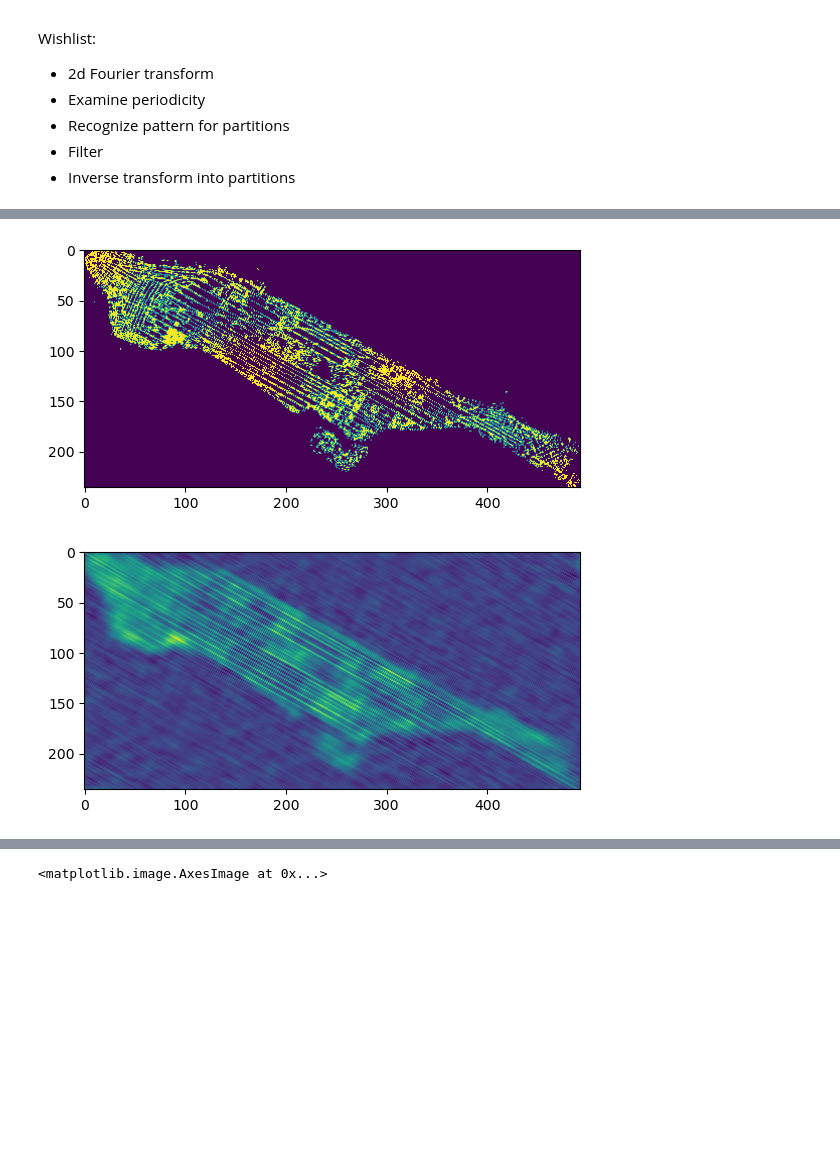
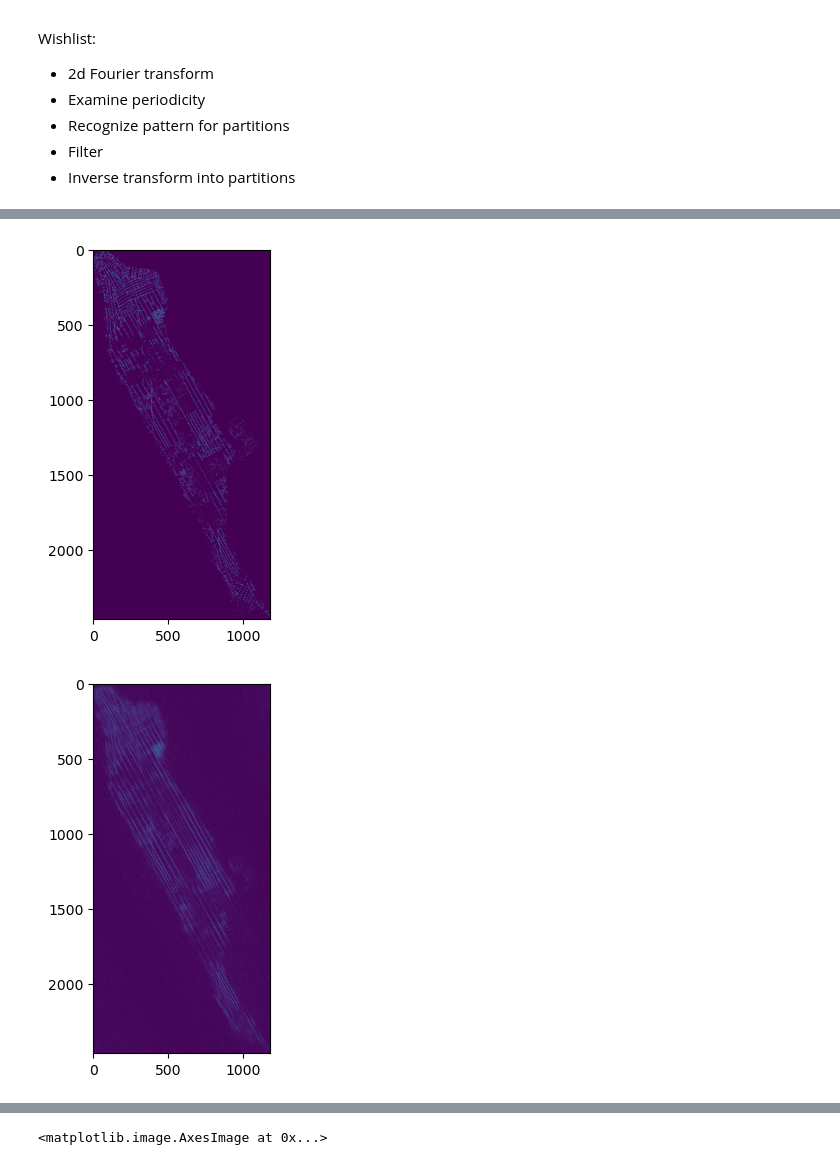
Before and after one commit to NERDSITU/superblockify, a Jupyter notebook: TestingNotebooks/20221025-Find_Grids.ipynb, the cells around one changed output, grey strips where cells are left out. Cells and saved outputs as stored; diff of their text form; code cells hidden in the pictures; blank space fills up the shorter version.

```diff
--- a/TestingNotebooks/20221025-Find_Grids.ipynb
+++ b/TestingNotebooks/20221025-Find_Grids.ipynb
@@ -173,8 +173,8 @@ ox.plot_graph(G)
 # %%
-coordinates = np.reshape([n[1][key] for n in G.nodes.data()
-                          for key in ('y', 'x')], (-1, 2))
-bbox_coord = (coordinates[:, 0].max(), coordinates[:, 0].min(),
-              coordinates[:, 1].max(), coordinates[:, 1].min())
+coordinates = np.reshape([(n[0], n[1]['y'], n[1]['x']) for n in G.nodes.data()],
+                         (-1, 3))
+bbox_coord = (coordinates[:, 1].max(), coordinates[:, 1].min(),
+              coordinates[:, 2].max(), coordinates[:, 2].min())
 delta_lat_long = (ox.distance.great_circle_vec(bbox_coord[0],
                                                sum(bbox_coord[2:]) / 2,
                                                bbox_coord[1],
@@ -184,7 +184,7 @@ delta_lat_long = (ox.distance.great_circle_vec(bbox_coord[0],
                                                sum(bbox_coord[:2]) / 2,
                                                bbox_coord[3])
                   )  # in meter
-bin_width = 40.0  # in meter
+bin_width = 8.0  # in meter
 shape = tuple(ceil(d / bin_width) for d in delta_lat_long)
 # # Enlarge bbox_coord by a bin width
 # bin_width_lat_long = ((bbox_coord[0] - bbox_coord[1]) / (shape[0]),
@@ -213,8 +272,8 @@ plt.imshow(c, interpolation=None)
 c_fft = fft2(c)
 # %%
 c_fft_filtered = c_fft
-c_fft_filtered = (abs(c_fft_filtered) > 4*abs(c_fft_filtered).mean()) * \
-                 c_fft_filtered
+c_fft_filtered = (abs(c_fft_filtered) > 4 * abs(
+    c_fft_filtered).mean()) * c_fft_filtered
 # %%
 from numpy.fft import fftshift
 
@@ -239,11 +290,12 @@ c_ifft_filtered = ifft2(c_fft_filtered)
 # %%
 plt.imshow(c_ifft.real, interpolation=None)
 plt.show()
-plt.imshow(c_ifft_filtered.real, interpolation=None)
+plt.imshow(abs(c_ifft_filtered), interpolation=None)
 plt.show()
-plt.imshow((abs(c_ifft_filtered) > 3*abs(c_ifft_filtered).mean()), interpolation=None)
+plt.imshow((abs(c_ifft_filtered) > 5 * abs(c_ifft_filtered).mean()),
+           interpolation=None)
 plt.show()
 plt.imshow(c, interpolation=None)
 # %% [output]
-[figure, old version]
+[figure, new version]
-[figure, old version]
+[figure, new version]
```
Also changed, not shown: parts of 19 cells of this notebook.
